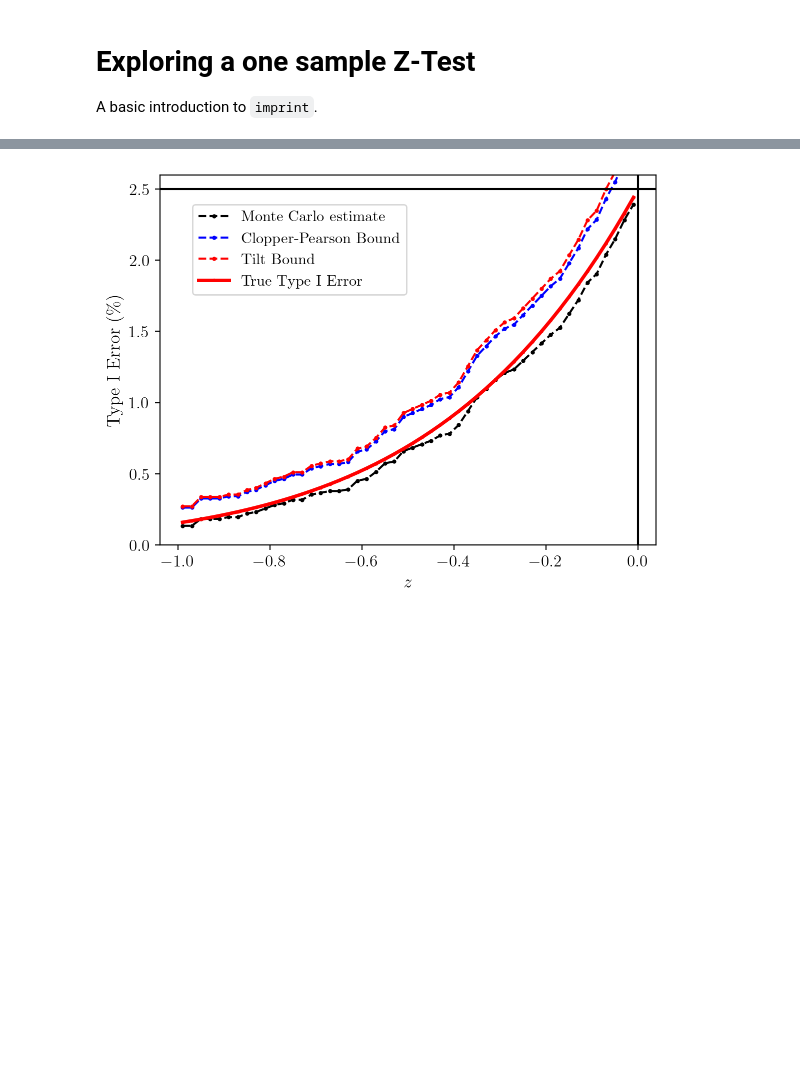
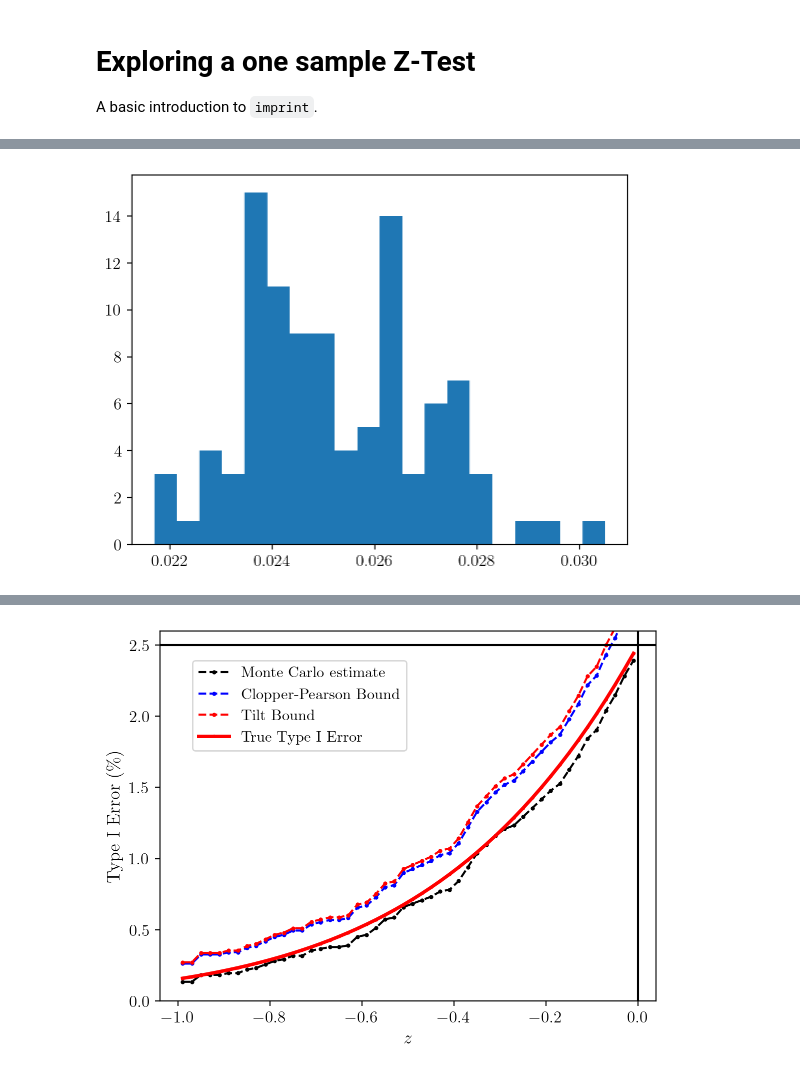
Before and after one commit to Confirm-Solutions/imprint, a Jupyter notebook: tutorials/ztest.ipynb, the cells around one changed output, grey strips where cells are left out. Cells and saved outputs as stored; diff of their text form; code cells hidden in the pictures; blank space fills up the shorter version.

```diff
--- a/tutorials/ztest.ipynb
+++ b/tutorials/ztest.ipynb
@@ -18 +65,7 @@ The autoreload extension is already loaded. To reload it, use:
+# %%
+positive_rate = np.array([apply_statistical_test(0) for i in range(100)])
+plt.hist(positive_rate, bins=20)
+plt.show()
+# %% [output]
+[figure, added]
 # %%
```
Also changed, not shown: parts of 14 cells of this notebook, 9 other files.
